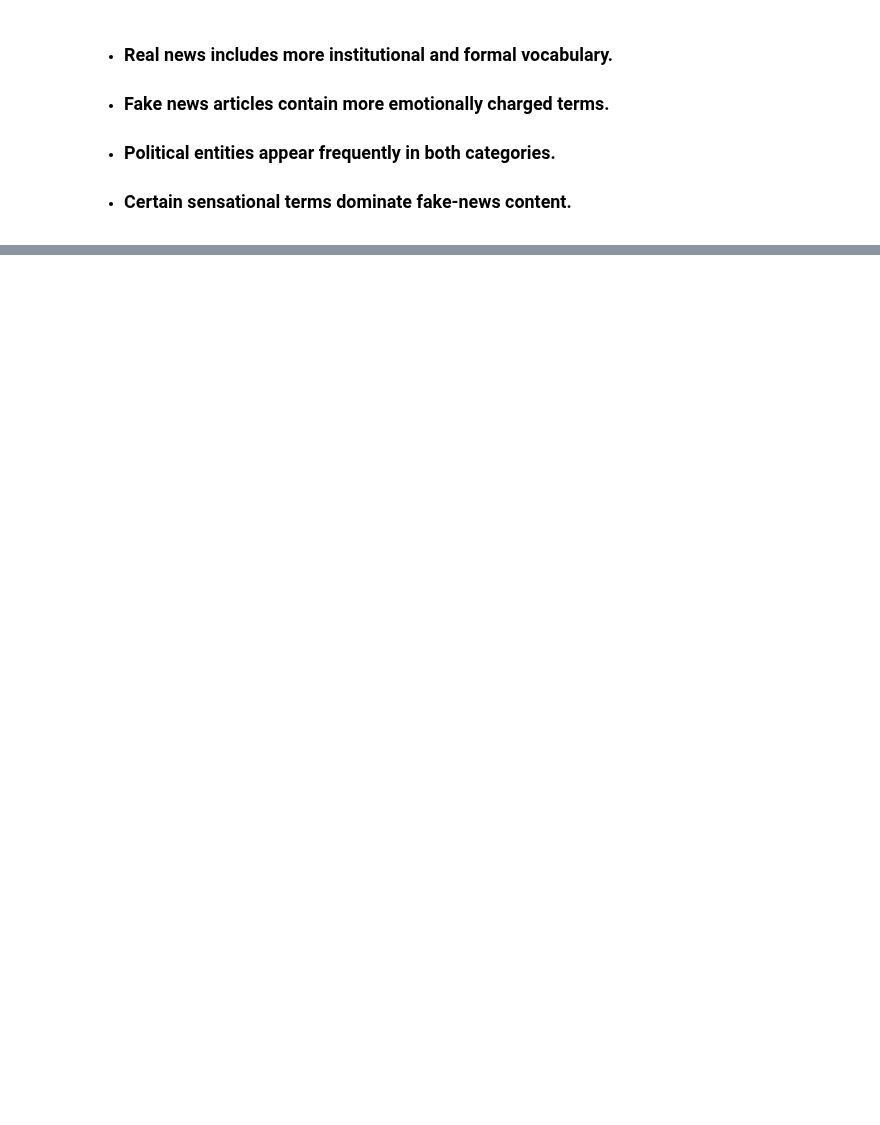
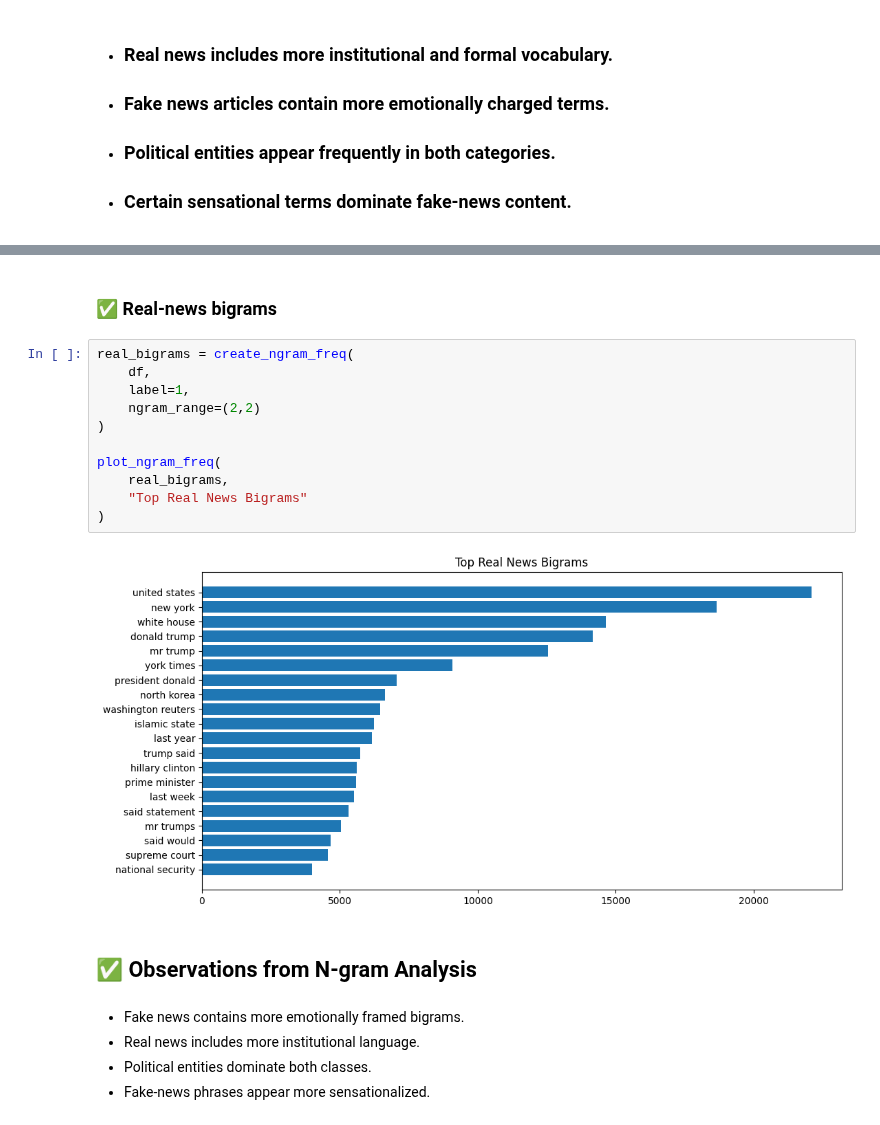
Before and after one commit to Susanta2025-lab/Fatocheck, a Jupyter notebook: notebooks/exploration.ipynb, the cells around one changed output, grey strips where cells are left out. Saved outputs shown, nothing was run; the diff lists cells and outputs as text; blank space fills up the shorter version.

```diff
--- a/notebooks/exploration.ipynb
+++ b/notebooks/exploration.ipynb
@@ -364,0 +459,22 @@ plt.show()
+# %% [markdown]
+### ✅ Real-news bigrams
+# %%
+real_bigrams = create_ngram_freq(
+    df,
+    label=1,
+    ngram_range=(2,2)
+)
+
+plot_ngram_freq(
+    real_bigrams,
+    "Top Real News Bigrams"
+)
+# %% [output]
+[figure, added]
+# %% [markdown]
+## ✅ Observations from N-gram Analysis
+# %% [markdown]
+- Fake news contains more emotionally framed bigrams.
+- Real news includes more institutional language.
+- Political entities dominate both classes.
+- Fake-news phrases appear more sensationalized.
```
Also changed, not shown: parts of 11 cells of this notebook.
